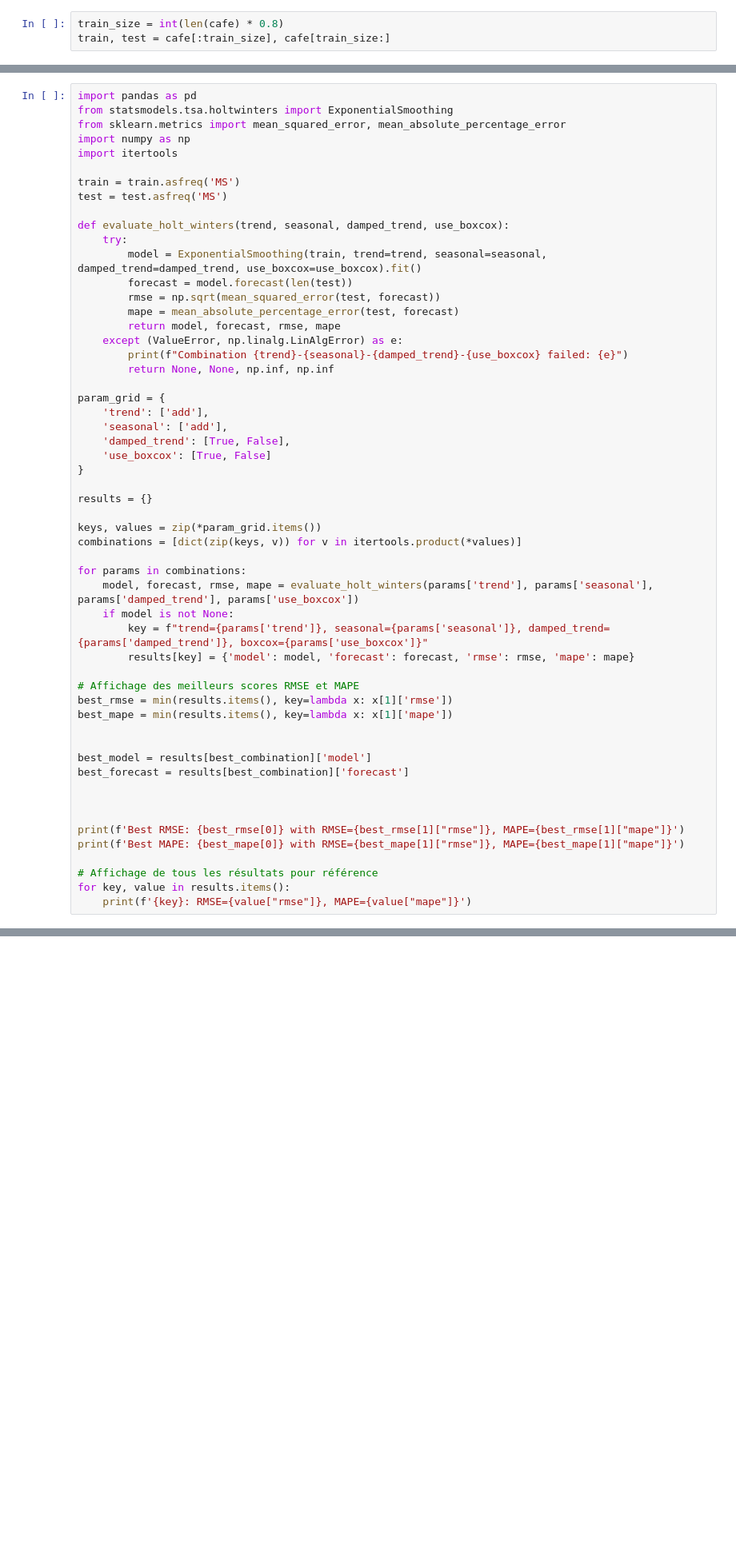
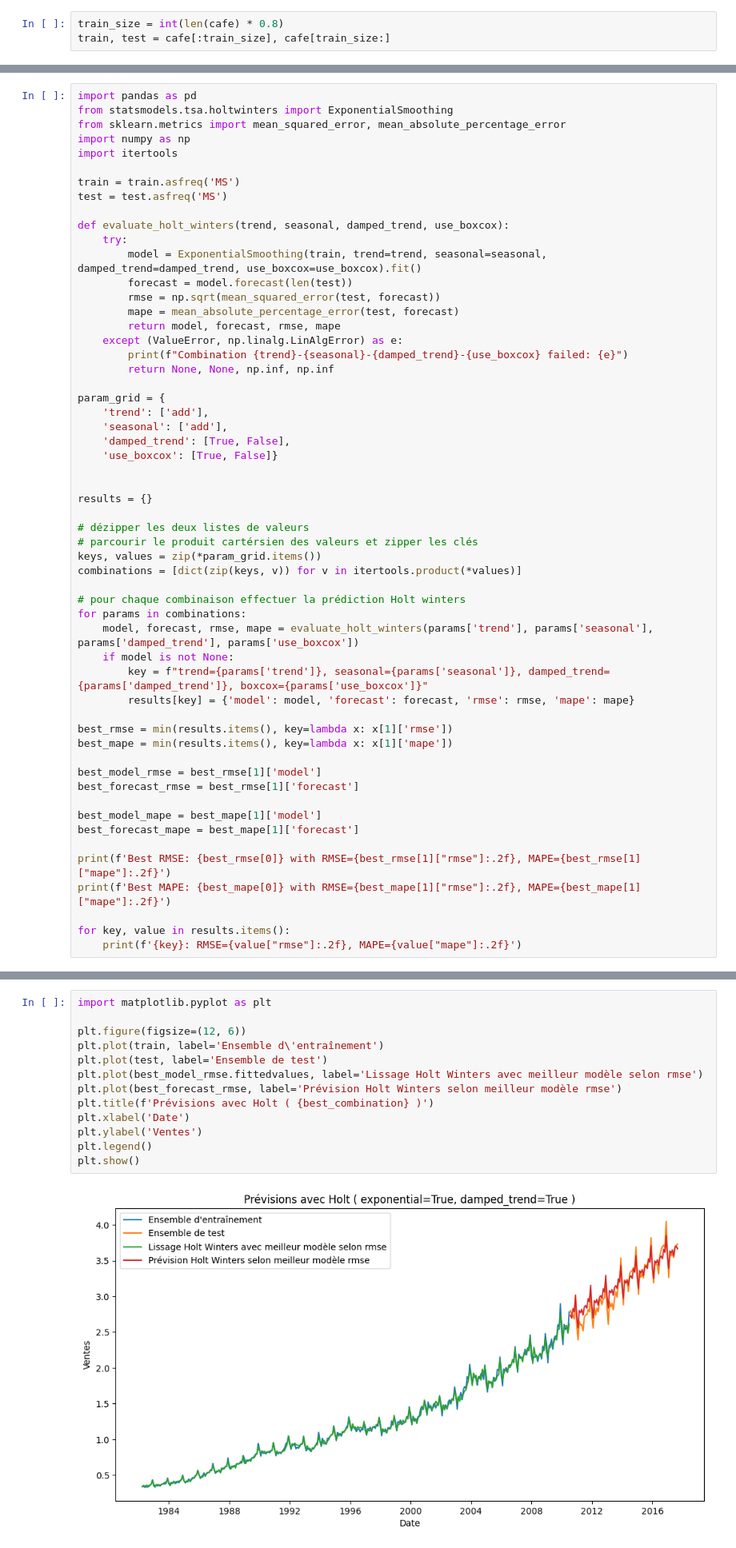
Before and after one commit to Jmuhleman/pw_PCD_24, a Jupyter notebook: pw8/pw_8.ipynb, the cells around one changed output, grey strips where cells are left out. Shown at 80% size. Saved outputs shown, nothing was run; the diff lists cells and outputs as text; blank space fills up the shorter version.

```diff
--- a/pw8/pw_8.ipynb
+++ b/pw8/pw_8.ipynb
@@ -141,34 +162,35 @@ param_grid = {
     'trend': ['add'],
     'seasonal': ['add'],
     'damped_trend': [True, False],
-    'use_boxcox': [True, False]
-}
+    'use_boxcox': [True, False]}
+
 
 results = {}
 
+# dézipper les deux listes de valeurs
+# parcourir le produit cartérsien des valeurs et zipper les clés
 keys, values = zip(*param_grid.items())
 combinations = [dict(zip(keys, v)) for v in itertools.product(*values)]
 
+# pour chaque combinaison effectuer la prédiction Holt winters
 for params in combinations:
     model, forecast, rmse, mape = evaluate_holt_winters(params['trend'], params['seasonal'], params['damped_trend'], params['use_boxcox'])
     if model is not None:
         key = f"trend={params['trend']}, seasonal={params['seasonal']}, damped_trend={params['damped_trend']}, boxcox={params['use_boxcox']}"
         results[key] = {'model': model, 'forecast': forecast, 'rmse': rmse, 'mape': mape}
 
-# Affichage des meilleurs scores RMSE et MAPE
 best_rmse = min(results.items(), key=lambda x: x[1]['rmse'])
 best_mape = min(results.items(), key=lambda x: x[1]['mape'])
 
+best_model_rmse = best_rmse[1]['model']
+best_forecast_rmse = best_rmse[1]['forecast']
 
-best_model = results[best_combination]['model']
-best_forecast = results[best_combination]['forecast']
+best_model_mape = best_mape[1]['model']
+best_forecast_mape = best_mape[1]['forecast']
 
+print(f'Best RMSE: {best_rmse[0]} with RMSE={best_rmse[1]["rmse"]:.2f}, MAPE={best_rmse[1]["mape"]:.2f}')
+print(f'Best MAPE: {best_mape[0]} with RMSE={best_mape[1]["rmse"]:.2f}, MAPE={best_mape[1]["mape"]:.2f}')
 
-
-print(f'Best RMSE: {best_rmse[0]} with RMSE={best_rmse[1]["rmse"]}, MAPE={best_rmse[1]["mape"]}')
-print(f'Best MAPE: {best_mape[0]} with RMSE={best_mape[1]["rmse"]}, MAPE={best_mape[1]["mape"]}')
-
-# Affichage de tous les résultats pour référence
 for key, value in results.items():
-    print(f'{key}: RMSE={value["rmse"]}, MAPE={value["mape"]}')
+    print(f'{key}: RMSE={value["rmse"]:.2f}, MAPE={value["mape"]:.2f}')
 # %% [output]
@@ -180,0 +203,15 @@ trend=add, seasonal=add, damped_trend=False, boxcox=False: RMSE=0.10788203870729
+# %%
+import matplotlib.pyplot as plt
+
+plt.figure(figsize=(12, 6))
+plt.plot(train, label='Ensemble d\'entraînement')
+plt.plot(test, label='Ensemble de test')
+plt.plot(best_model_rmse.fittedvalues, label='Lissage Holt Winters avec meilleur modèle selon rmse')
+plt.plot(best_forecast_rmse, label='Prévision Holt Winters selon meilleur modèle rmse')
+plt.title(f'Prévisions avec Holt ( {best_combination} )')
+plt.xlabel('Date')
+plt.ylabel('Ventes')
+plt.legend()
+plt.show()
+# %% [output]
+[figure, added]
```
Also changed, not shown: parts of 11 cells of this notebook.
